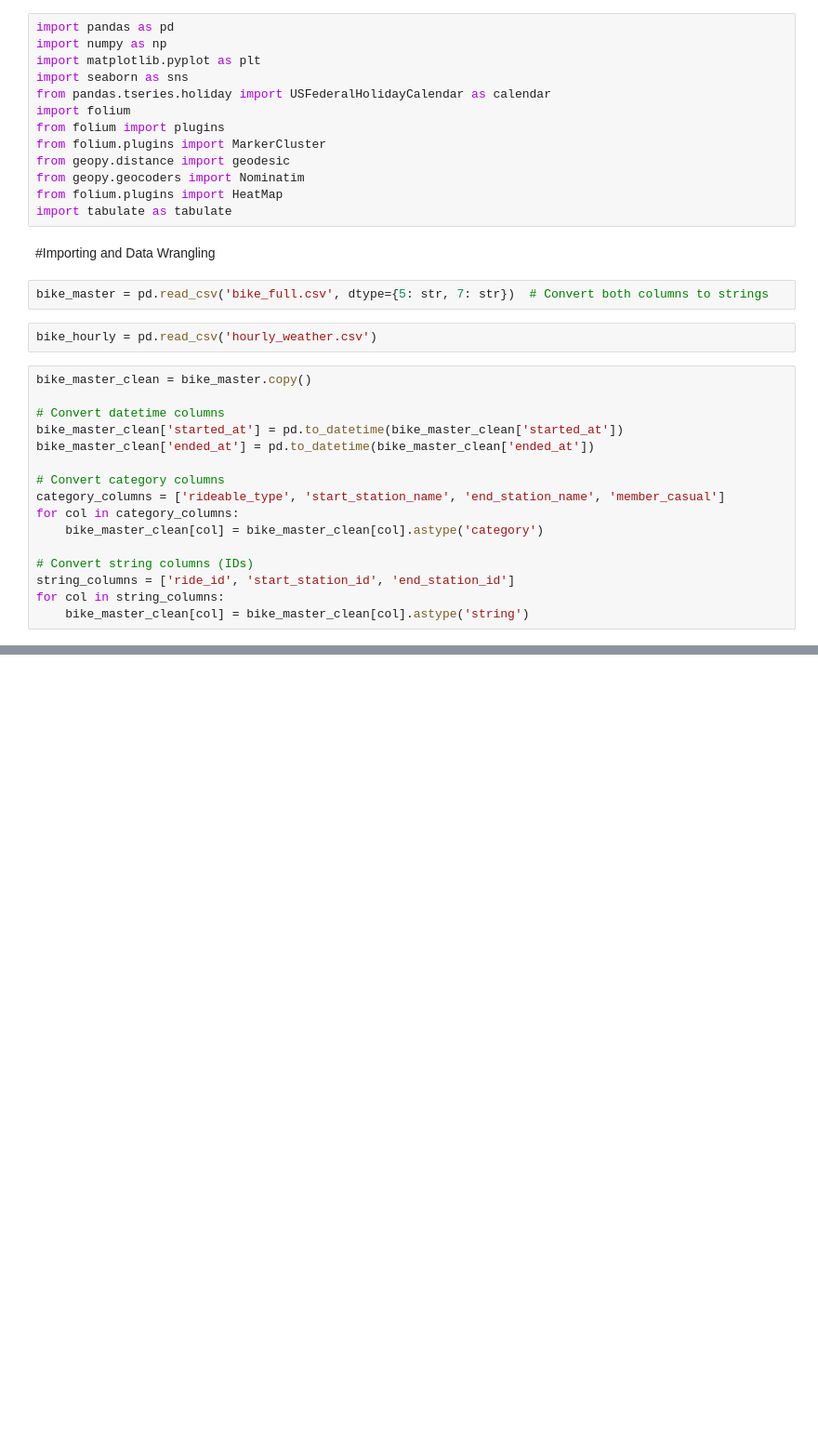
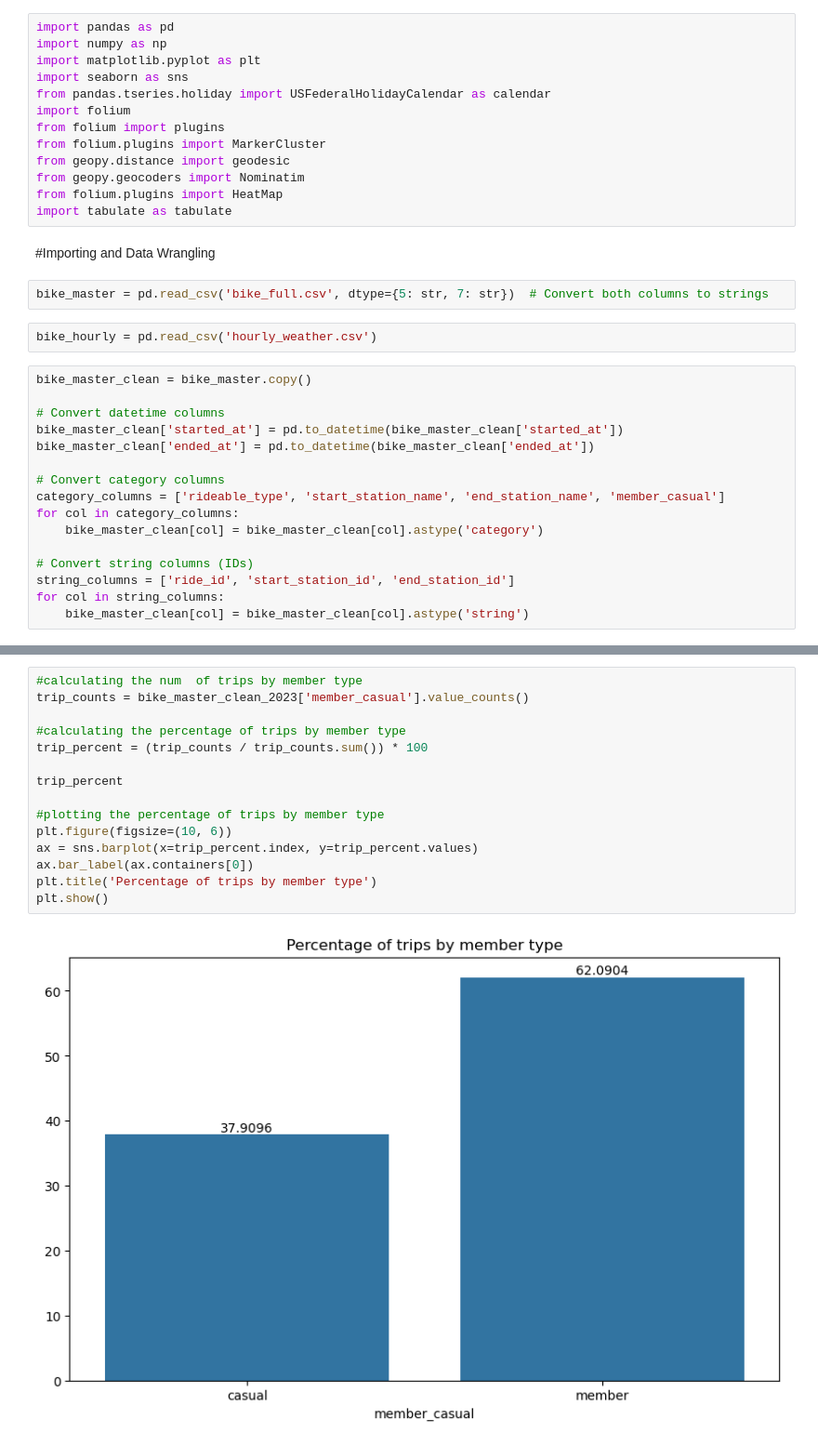
Before and after one commit to rakeshtparayil/capital_bike_share, a Jupyter notebook: capital_bike_share_final.ipynb, the cells around one changed output, grey strips where cells are left out. Shown at 93% size. Cells and saved outputs as stored; diff of their text form; blank space fills up the shorter version.

```diff
--- a/capital_bike_share_final.ipynb
+++ b/capital_bike_share_final.ipynb
@@ -35,0 +121,17 @@ for col in string_columns:
+# %%
+#calculating the num  of trips by member type
+trip_counts = bike_master_clean_2023['member_casual'].value_counts()
+
+#calculating the percentage of trips by member type
+trip_percent = (trip_counts / trip_counts.sum()) * 100
+
+trip_percent
+
+#plotting the percentage of trips by member type
+plt.figure(figsize=(10, 6))
+ax = sns.barplot(x=trip_percent.index, y=trip_percent.values)
+ax.bar_label(ax.containers[0])
+plt.title('Percentage of trips by member type')
+plt.show()
+# %% [output]
+[figure, added]
```
Also changed, not shown: parts of 8 cells of this notebook.
